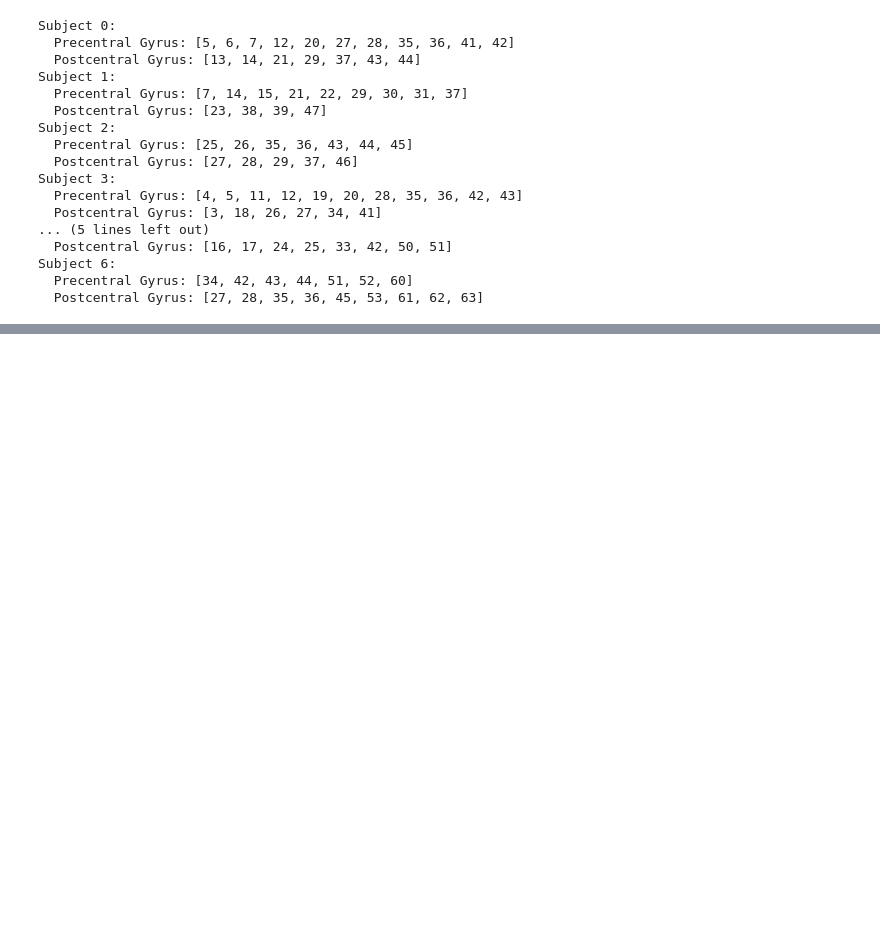
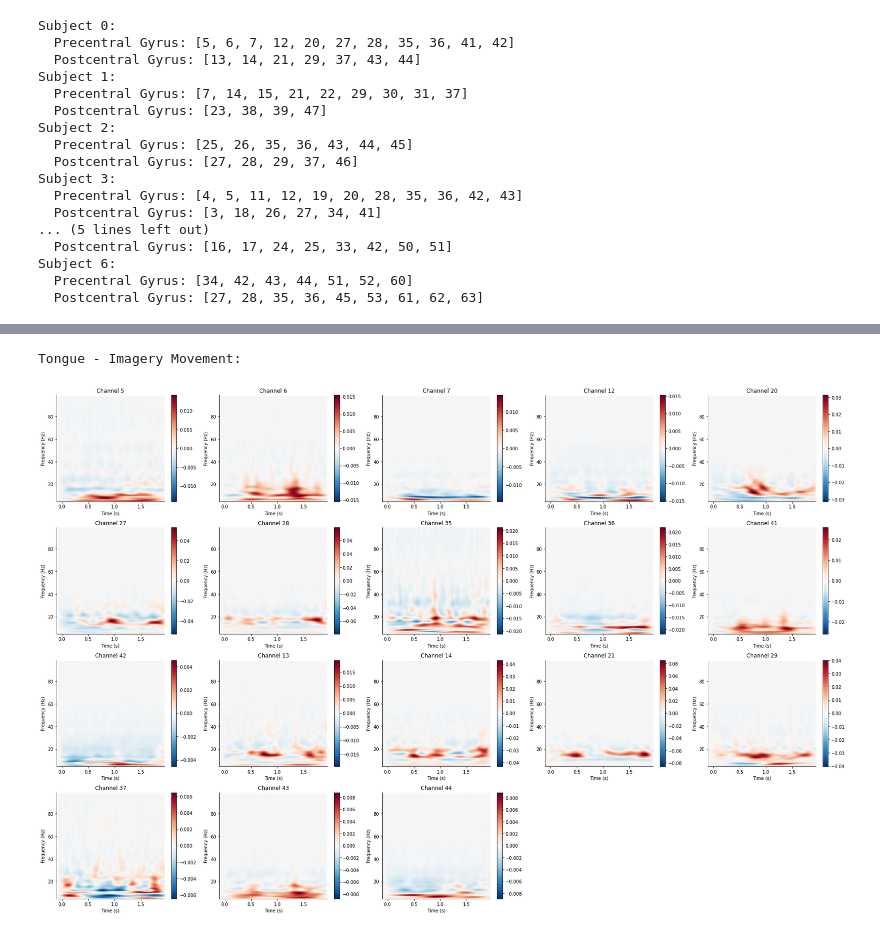
Before and after one commit to Xianhui-He/Raclette-Group-2-ECoG-Motor-Imagery, a Jupyter notebook: Motor_Imagery_Dataset_Data_Wrangling_Preprocessing_Hanif.ipynb, the cells around one changed output, grey strips where cells are left out. Cells and saved outputs as stored; diff of their text form; code cells hidden in the pictures; blank space fills up the shorter version.

```diff
--- a/Motor_Imagery_Dataset_Data_Wrangling_Preprocessing_Hanif.ipynb
+++ b/Motor_Imagery_Dataset_Data_Wrangling_Preprocessing_Hanif.ipynb
@@ -277,0 +234,26 @@ NameError: ignored
+# %%
+# Time-Frequency Decomposition Using Stockwell Transform (Tongue - Imagery Movement)
+
+# ROI Channels
+channels = electrode_roi[0]
+n_channels = len(channels)
+
+# TFA Parameters
+freqs = np.arange(5., 100., 2.)
+width = 0.7
+fmin, fmax = freqs[[0, -1]]
+
+# Decompose All Channels
+power = tfr_stockwell(tongue_epochs_imagery[0], fmin=fmin, fmax=fmax, width=width)
+
+# Plot Resulting Spectrogram of All Channels
+print("Tongue - Imagery Movement:")
+plt.figure(figsize=(25, 20))
+for index, channel in enumerate(channels):
+  ax = plt.subplot(5, 5, index+1)
+  power.plot([index], mode='mean', axes=ax, show=False, baseline=(-0.1, 0.), colorbar=True, verbose='WARNING')
+  ax.set_title('Channel {}'.format(channel))
+plt.show()
+# %% [output]
+Tongue - Imagery Movement:
+[figure, added]
```
Also changed, not shown: parts of 19 cells of this notebook.
